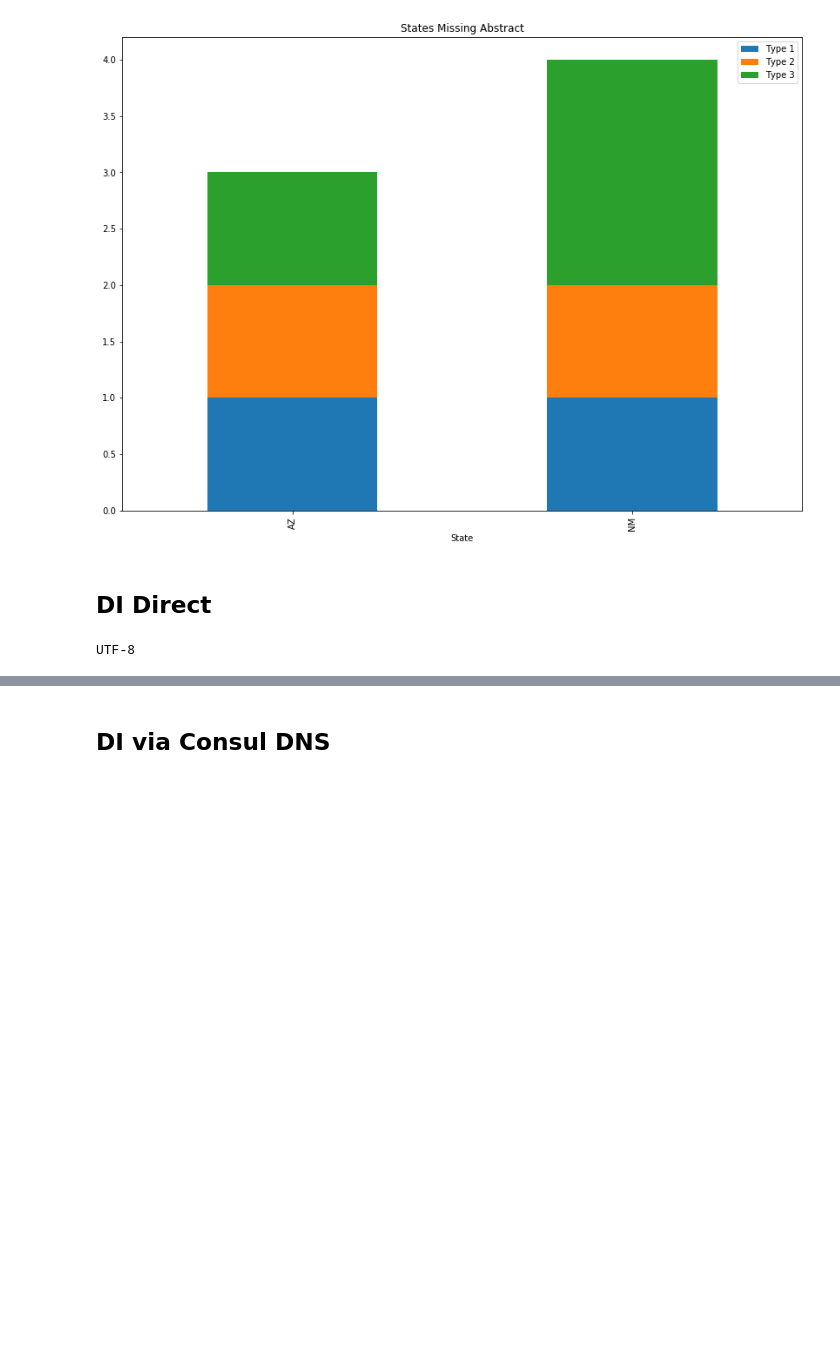
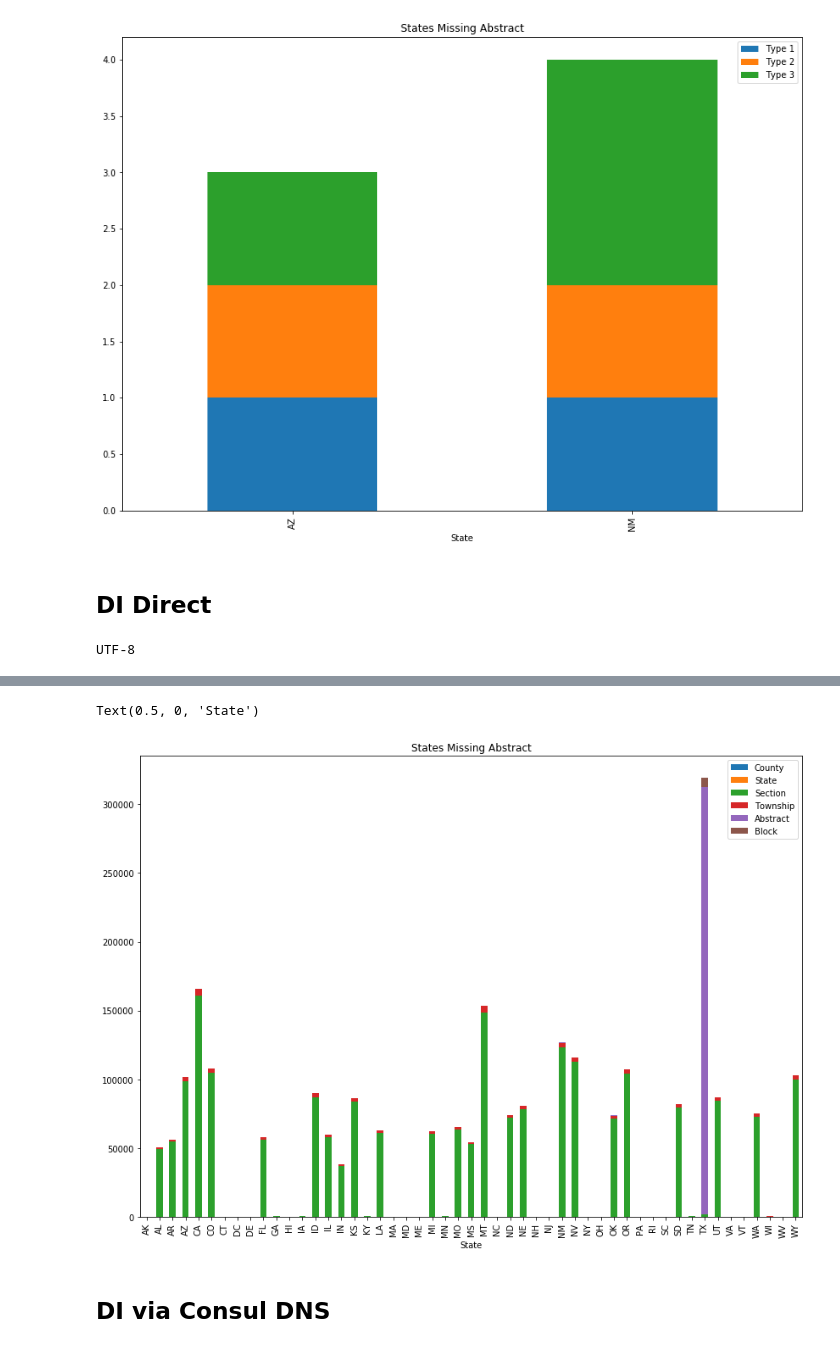
Before and after one commit to rrguzman1976/es-methods, a Jupyter notebook: examples/es-query-1.ipynb, the cells around one changed output, grey strips where cells are left out. Cells and saved outputs as stored; diff of their text form; code cells hidden in the pictures; blank space fills up the shorter version.

```diff
--- a/examples/es-query-1.ipynb
+++ b/examples/es-query-1.ipynb
@@ -98,9 +98,9 @@ Text(0.5, 0, 'State')
 # %% [markdown]
 ## DI Direct
 # %%
-# es_url = 'https://elasticsearch-regulatory-6x-client.service.aws-ue1.consul:9200/{0}'
-es_url3 = 'http://10.25.11.123:9200/{0}'
-es_resource = 'landgrid_07182018/landgrid/_search'
+# Master node IP
+es_url2 = 'http://##.###.#.###:9200/{0}'
+es_resource2 = 'landgrid_07182018/landgrid/_search'
 
 headers = {
             'Content-Type': 'application/json',
@@ -137,3 +159,2 @@ UTF-8
 # %%
-by_state = result["aggregations"]["group_state"]["buckets"]
-by_state[:5]
+by_state = result['aggregations']['by_state']['buckets']
@@ -167,0 +161,12 @@ by_state_df.plot.bar(title="Documents by State", y='Townships', figsize=(14, 10)
+# %%
+by_state_df2 = pd.DataFrame(by_state)
+by_state_df2["buckets"] = by_state_df2.by_type.apply(lambda x: x['buckets'])
+by_state_df2["keyval"] = by_state_df2.buckets.apply(lambda x: {d['key']:d['doc_count'] for d in x})
+
+tmp_df = pd.DataFrame(by_state_df2["keyval"].to_dict())
+tmp_df = tmp_df.transpose().copy()
+
+shredded_df = by_state_df2.join(tmp_df)
+shredded_df.drop(columns=["by_type", "buckets", "keyval"], inplace=True, axis=1)
+shredded_df.set_index('key', inplace=True)
+shredded_df.head()
@@ -168,3 +183,9 @@ by_state_df.plot.bar(title="Documents by State", y='Townships', figsize=(14, 10)
+# %%
+shredded_df.iloc[:, 1:].plot.bar(title="States Missing Abstract", stacked=True, figsize=(14, 10))
+plt.xlabel('State')
+# %% [output]
+Text(0.5, 0, 'State')
+[figure, added]
 # %% [markdown]
 ## DI via Consul DNS
 # %%
```
Also changed, not shown: parts of 8 cells of this notebook, 4 other files.
